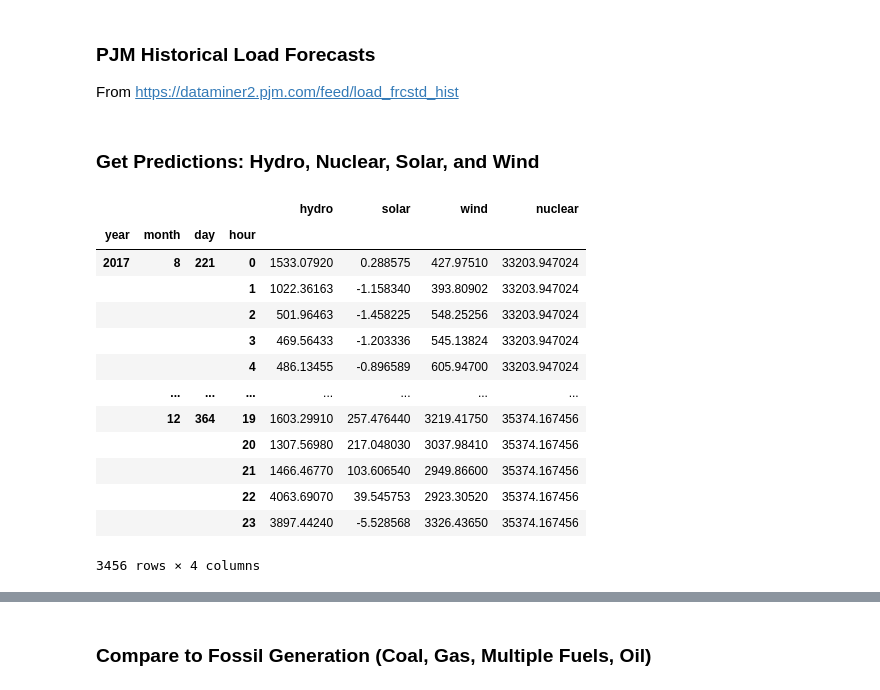
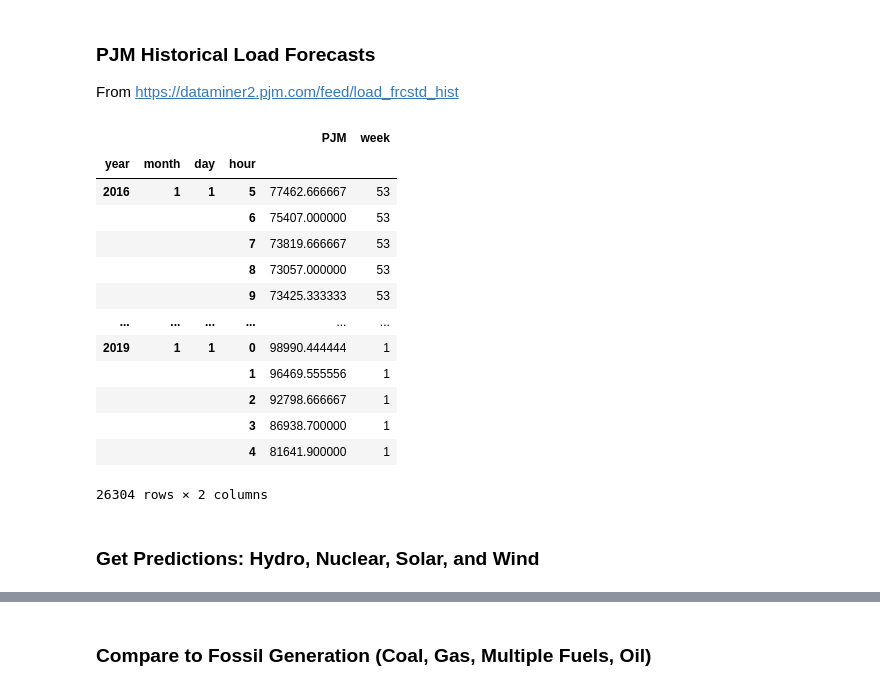
Before and after one commit to amy-wang/thesis2, a Jupyter notebook: data/Fossil Generation Forecasts.ipynb, the cells around one changed output, grey strips where cells are left out. Cells and saved outputs as stored; diff of their text form; code cells hidden in the pictures.

```diff
--- a/data/Fossil Generation Forecasts.ipynb
+++ b/data/Fossil Generation Forecasts.ipynb
@@ -6,7 +8,6 @@ import matplotlib.pyplot as plt
 def extract_date(df, date_col):
     df.copy(deep=True)
     df['hour'] = df[date_col].dt.hour
-    df['week'] = df[date_col].dt.week
     df['month'] = df[date_col].dt.month
     df['year'] = df[date_col].dt.year
     df['day'] = df[date_col].dt.dayofyear
@@ -33,5 +34,23 @@ pjm_df = pjm_df.sort_values(by=['year', 'month', 'day', 'hour'])
 pjm_df = pjm_df.set_index(['year', 'month', 'day', 'hour'])
 
 pjm_df = pjm_df.drop(['Date'], axis = 1)
+# %%
+# Get solar, wind, hydro together
+pjm_df
+# %% [output]
+|  |  |  |  | PJM | week |
+| year | month | day | hour |  |  |
+| 2016 | 1 | 1 | 5 | 77462.666667 | 53 |
+|  |  |  | 6 | 75407.000000 | 53 |
+|  |  |  | 7 | 73819.666667 | 53 |
+|  |  |  | 8 | 73057.000000 | 53 |
+|  |  |  | 9 | 73425.333333 | 53 |
+| ... | ... | ... | ... | ... | ... |
+| 2019 | 1 | 1 | 0 | 98990.444444 | 1 |
+|  |  |  | 1 | 96469.555556 | 1 |
+|  |  |  | 2 | 92798.666667 | 1 |
+|  |  |  | 3 | 86938.700000 | 1 |
+|  |  |  | 4 | 81641.900000 | 1 |
+26304 rows × 2 columns
 # %% [markdown]
 ### Get Predictions: Hydro, Nuclear, Solar, and Wind
@@ -71,19 +80,2 @@ combined =combined.set_index(['year', 'month', 'day', 'hour'])
-# %%
-combined
-# %% [output]
-|  |  |  |  | hydro | solar | wind | nuclear |
-| year | month | day | hour |  |  |  |  |
-| 2017 | 8 | 221 | 0 | 1533.07920 | 0.288575 | 427.97510 | 33203.947024 |
-|  |  |  | 1 | 1022.36163 | -1.158340 | 393.80902 | 33203.947024 |
-|  |  |  | 2 | 501.96463 | -1.458225 | 548.25256 | 33203.947024 |
-|  |  |  | 3 | 469.56433 | -1.203336 | 545.13824 | 33203.947024 |
-|  |  |  | 4 | 486.13455 | -0.896589 | 605.94700 | 33203.947024 |
-|  | ... | ... | ... | ... | ... | ... | ... |
-|  | 12 | 364 | 19 | 1603.29910 | 257.476440 | 3219.41750 | 35374.167456 |
-|  |  |  | 20 | 1307.56980 | 217.048030 | 3037.98410 | 35374.167456 |
-|  |  |  | 21 | 1466.46770 | 103.606540 | 2949.86600 | 35374.167456 |
-|  |  |  | 22 | 4063.69070 | 39.545753 | 2923.30520 | 35374.167456 |
-|  |  |  | 23 | 3897.44240 | -5.528568 | 3326.43650 | 35374.167456 |
-3456 rows × 4 columns
 # %% [markdown]
 ### Get Fossil Forecasts
```
Also changed, not shown: parts of 35 cells of this notebook, 4 other files.
